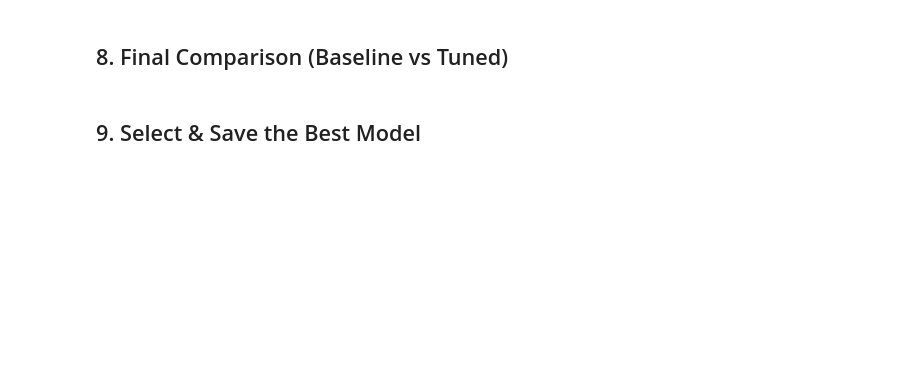
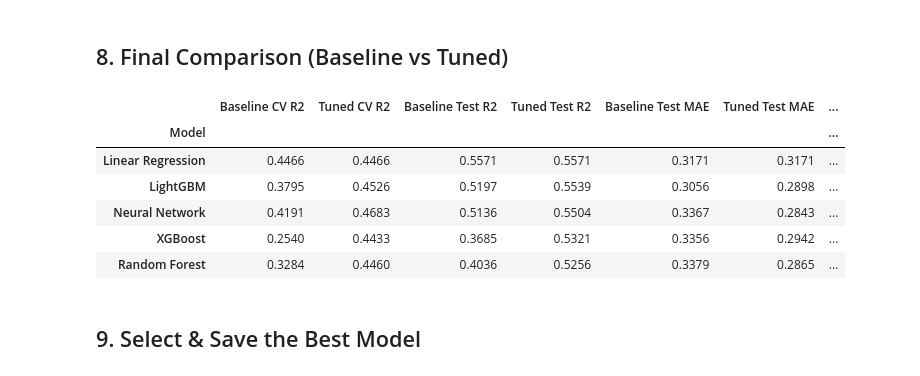
Before and after one commit to MIL-Project2/OCC-HVAC_IPYNB, a Jupyter notebook: Occupancy_Training_15min.ipynb, the cells around one changed output. Cells and saved outputs as stored; diff of their text form; code cells hidden in the pictures; blank space fills up the shorter version.

```diff
--- a/Occupancy_Training_15min.ipynb
+++ b/Occupancy_Training_15min.ipynb
@@ -484,39 +635,69 @@ for name, params in best_params.items():
 # %% [markdown]
 ## 8. Final Comparison (Baseline vs Tuned)
 # %%
+# NOTE on rounding: CV scoring above (and the "raw" Test metrics below)
+# intentionally use each model's continuous predict() output, unrounded --
+# that's the correct way to score/tune a regressor, and it's what Optuna's
+# cross_val_score calls use internally. But Occupancy_Inference.py clips
+# predictions to >= 0 and rounds them to the nearest whole person before
+# they're ever shown to a user. So the "raw" metrics below describe the
+# underlying model's continuous error, not the error you'll actually see
+# in production. The "(Rounded)" columns apply that SAME clip+round step
+# here, so you can see both side by side.
+def round_like_inference(preds):
+    return np.clip(preds, 0, None).round()
+
 final_results = []
 tuned_models = {}
 
-for name in ['Random Forest', 'Neural Network', 'LightGBM']:
+for name in ['Random Forest', 'Neural Network', 'LightGBM', 'XGBoost', 'Linear Regression']:
     baseline_model = clone(baseline_models[name])
     baseline_cv = cross_val_score(baseline_model, X_train, y_train, cv=tscv, scoring='r2', n_jobs=-1)
     baseline_model.fit(X_train, y_train)
     baseline_pred = baseline_model.predict(X_test)
     baseline_test_r2 = r2_score(y_test, baseline_pred)
     baseline_test_mae = mean_absolute_error(y_test, baseline_pred)
     baseline_test_rmse = np.sqrt(mean_squared_error(y_test, baseline_pred))
+    baseline_pred_rounded = round_like_inference(baseline_pred)
+    baseline_test_mae_rounded = mean_absolute_error(y_test, baseline_pred_rounded)
+    baseline_test_rmse_rounded = np.sqrt(mean_squared_error(y_test, baseline_pred_rounded))
 
     tuned_estimator = rebuild_estimator(name, best_params[name])
     tuned_model = Pipeline([('preprocessor', clone(preprocessor)), ('regressor', tuned_estimator)])
     tuned_cv = cross_val_score(tuned_model, X_train, y_train, cv=tscv, scoring='r2', n_jobs=-1)
     tuned_model.fit(X_train, y_train)
     tuned_pred = tuned_model.predict(X_test)
     tuned_test_r2 = r2_score(y_test, tuned_pred)
     tuned_test_mae = mean_absolute_error(y_test, tuned_pred)
     tuned_test_rmse = np.sqrt(mean_squared_error(y_test, tuned_pred))
+    tuned_pred_rounded = round_like_inference(tuned_pred)
+    tuned_test_mae_rounded = mean_absolute_error(y_test, tuned_pred_rounded)
+    tuned_test_rmse_rounded = np.sqrt(mean_squared_error(y_test, tuned_pred_rounded))
 
     tuned_models[name] = tuned_model
 
     final_results.append({
         'Model': name,
         'Baseline CV R2': baseline_cv.mean(), 'Tuned CV R2': tuned_cv.mean(),
         'Baseline Test R2': baseline_test_r2, 'Tuned Test R2': tuned_test_r2,
         'Baseline Test MAE': baseline_test_mae, 'Tuned Test MAE': tuned_test_mae,
-        'Baseline Test RMSE': baseline_test_rmse, 'Tuned Test RMSE': tuned_test_rmse
+        'Baseline Test RMSE': baseline_test_rmse, 'Tuned Test RMSE': tuned_test_rmse,
+        'Baseline Test MAE (Rounded)': baseline_test_mae_rounded,
+        'Tuned Test MAE (Rounded)': tuned_test_mae_rounded,
+        'Baseline Test RMSE (Rounded)': baseline_test_rmse_rounded,
+        'Tuned Test RMSE (Rounded)': tuned_test_rmse_rounded,
     })
 
 final_comparison = pd.DataFrame(final_results).sort_values(by='Tuned Test R2', ascending=False).set_index('Model')
 display(final_comparison.round(4))
+# %% [output]
+|  | Baseline CV R2 | Tuned CV R2 | Baseline Test R2 | Tuned Test R2 | Baseline Test MAE | Tuned Test MAE | ... |
+| Model |  |  |  |  |  |  | ... |
+| Linear Regression | 0.4466 | 0.4466 | 0.5571 | 0.5571 | 0.3171 | 0.3171 | ... |
+| LightGBM | 0.3795 | 0.4526 | 0.5197 | 0.5539 | 0.3056 | 0.2898 | ... |
+| Neural Network | 0.4191 | 0.4683 | 0.5136 | 0.5504 | 0.3367 | 0.2843 | ... |
+| XGBoost | 0.2540 | 0.4433 | 0.3685 | 0.5321 | 0.3356 | 0.2942 | ... |
+| Random Forest | 0.3284 | 0.4460 | 0.4036 | 0.5256 | 0.3379 | 0.2865 | ... |
 # %% [markdown]
 ## 9. Select & Save the Best Model
 # %%
```
Also changed, not shown: parts of 12 cells of this notebook.
